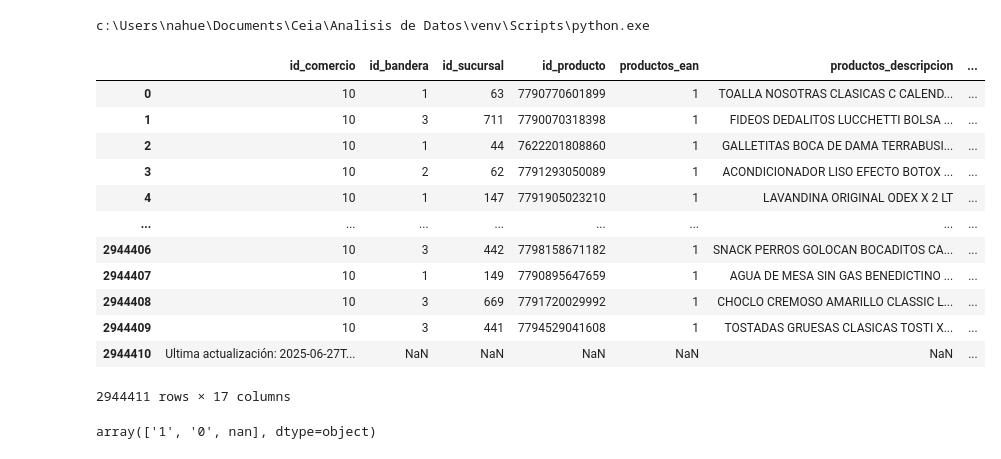
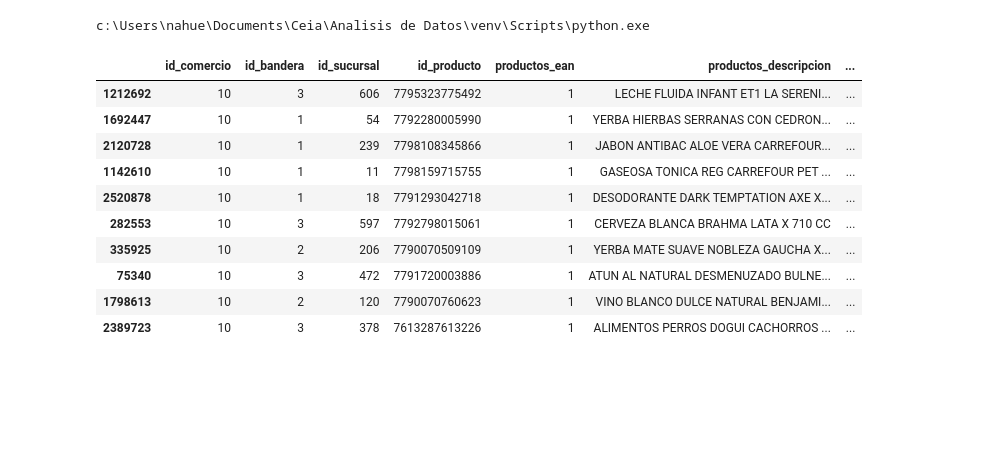
Before and after one commit to Nahuel-Otonelo/Analisis_de_datos, a Jupyter notebook: TP1_Analisis_de_datos.ipynb, the cells around one changed output. Saved outputs shown, nothing was run; the diff lists cells and outputs as text; code cells hidden in the pictures; blank space fills up the shorter version.

```diff
--- a/TP1_Analisis_de_datos.ipynb
+++ b/TP1_Analisis_de_datos.ipynb
@@ -15,23 +16,16 @@ print(sys.executable)
 c:\Users\nahue\Documents\Ceia\Analisis de Datos\venv\Scripts\python.exe
 # %%
 producto = pd.read_csv("productos.csv", sep="|", encoding="utf-8", dtype=str) # traigo todo como string y luego modifico el tipo de variable para cada feature
-producto
+producto.sample(10)
 # %% [output]
 |  | id_comercio | id_bandera | id_sucursal | id_producto | productos_ean | productos_descripcion | ... |
-| 0 | 10 | 1 | 63 | 7790770601899 | 1 | TOALLA NOSOTRAS CLASICAS C CALEND... | ... |
-| 1 | 10 | 3 | 711 | 7790070318398 | 1 | FIDEOS DEDALITOS LUCCHETTI BOLSA ... | ... |
-| 2 | 10 | 1 | 44 | 7622201808860 | 1 | GALLETITAS BOCA DE DAMA TERRABUSI... | ... |
-| 3 | 10 | 2 | 62 | 7791293050089 | 1 | ACONDICIONADOR LISO EFECTO BOTOX ... | ... |
-| 4 | 10 | 1 | 147 | 7791905023210 | 1 | LAVANDINA ORIGINAL ODEX X 2 LT | ... |
-| ... | ... | ... | ... | ... | ... | ... | ... |
-| 2944406 | 10 | 3 | 442 | 7798158671182 | 1 | SNACK PERROS GOLOCAN BOCADITOS CA... | ... |
-| 2944407 | 10 | 1 | 149 | 7790895647659 | 1 | AGUA DE MESA SIN GAS BENEDICTINO ... | ... |
-| 2944408 | 10 | 3 | 669 | 7791720029992 | 1 | CHOCLO CREMOSO AMARILLO CLASSIC L... | ... |
-| 2944409 | 10 | 3 | 441 | 7794529041608 | 1 | TOSTADAS GRUESAS CLASICAS TOSTI X... | ... |
-| 2944410 | Ultima actualización: 2025-06-27T... | NaN | NaN | NaN | NaN | NaN | ... |
+| 1212692 | 10 | 3 | 606 | 7795323775492 | 1 | LECHE FLUIDA INFANT ET1 LA SERENI... | ... |
+| 1692447 | 10 | 1 | 54 | 7792280005990 | 1 | YERBA HIERBAS SERRANAS CON CEDRON... | ... |
+| 2120728 | 10 | 1 | 239 | 7798108345866 | 1 | JABON ANTIBAC ALOE VERA CARREFOUR... | ... |
+| 1142610 | 10 | 1 | 11 | 7798159715755 | 1 | GASEOSA TONICA REG CARREFOUR PET ... | ... |
+| 2520878 | 10 | 1 | 18 | 7791293042718 | 1 | DESODORANTE DARK TEMPTATION AXE X... | ... |
+| 282553 | 10 | 3 | 597 | 7792798015061 | 1 | CERVEZA BLANCA BRAHMA LATA X 710 CC | ... |
+| 335925 | 10 | 2 | 206 | 7790070509109 | 1 | YERBA MATE SUAVE NOBLEZA GAUCHA X... | ... |
+| 75340 | 10 | 3 | 472 | 7791720003886 | 1 | ATUN AL NATURAL DESMENUZADO BULNE... | ... |
+| 1798613 | 10 | 2 | 120 | 7790070760623 | 1 | VINO BLANCO DULCE NATURAL BENJAMI... | ... |
+| 2389723 | 10 | 3 | 378 | 7613287613226 | 1 | ALIMENTOS PERROS DOGUI CACHORROS ... | ... |
-2944411 rows × 17 columns
-# %%
-producto = producto.rename(columns={"ï»¿id_comercio": "id_comercio"})
-producto['productos_ean'].unique()
-# %% [output]
-array(['1', '0', nan], dtype=object)
```
Also changed, not shown: parts of 34 cells of this notebook, 1 other file.
